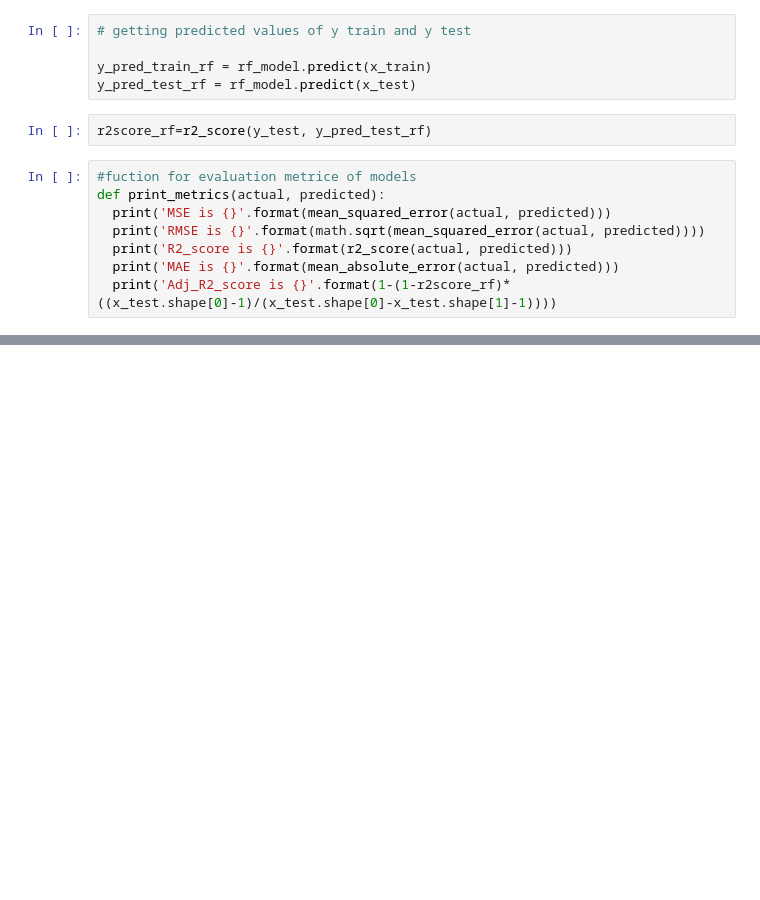
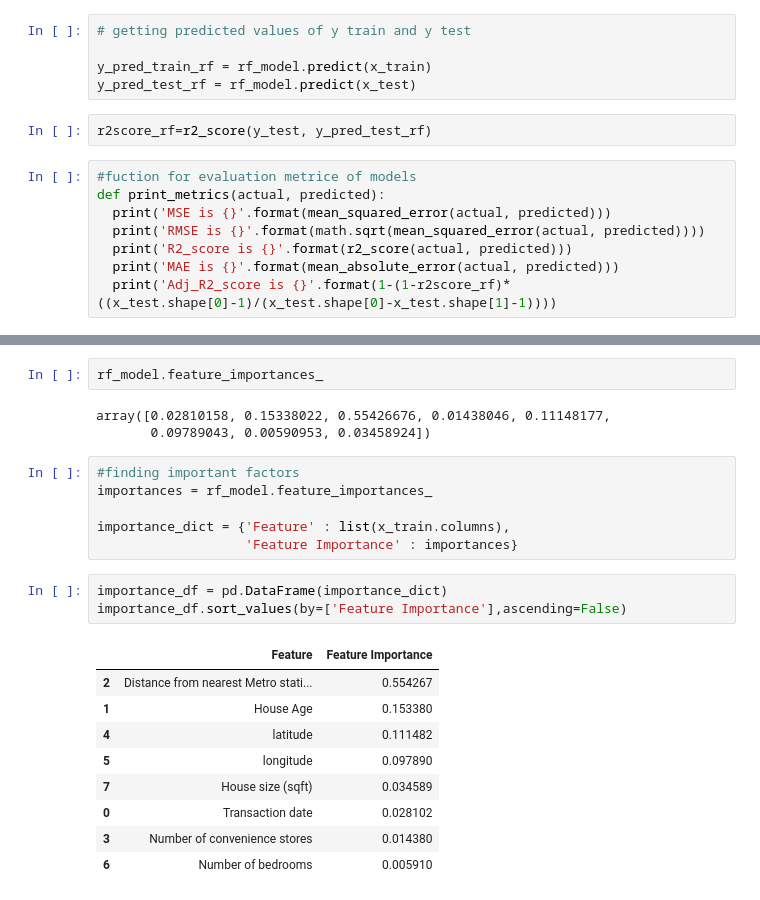
Before and after one commit to Ganeshwalimbe/DS-Assignment-1, a Jupyter notebook: DS_task_1.ipynb, the cells around one changed output, grey strips where cells are left out. Saved outputs shown, nothing was run; the diff lists cells and outputs as text; blank space fills up the shorter version.

```diff
--- a/DS_task_1.ipynb
+++ b/DS_task_1.ipynb
@@ -343,0 +363,24 @@ Adj_R2_score is 0.7029901872919304
+# %%
+rf_model.feature_importances_
+# %% [output]
+array([0.02810158, 0.15338022, 0.55426676, 0.01438046, 0.11148177,
+       0.09789043, 0.00590953, 0.03458924])
+# %%
+#finding important factors
+importances = rf_model.feature_importances_
+
+importance_dict = {'Feature' : list(x_train.columns),
+                   'Feature Importance' : importances}
+# %%
+importance_df = pd.DataFrame(importance_dict)
+importance_df.sort_values(by=['Feature Importance'],ascending=False)
+# %% [output]
+|  | Feature | Feature Importance |
+| 2 | Distance from nearest Metro stati... | 0.554267 |
+| 1 | House Age | 0.153380 |
+| 4 | latitude | 0.111482 |
+| 5 | longitude | 0.097890 |
+| 7 | House size (sqft) | 0.034589 |
+| 0 | Transaction date | 0.028102 |
+| 3 | Number of convenience stores | 0.014380 |
+| 6 | Number of bedrooms | 0.005910 |
```
Also changed, not shown: parts of 16 cells of this notebook.
